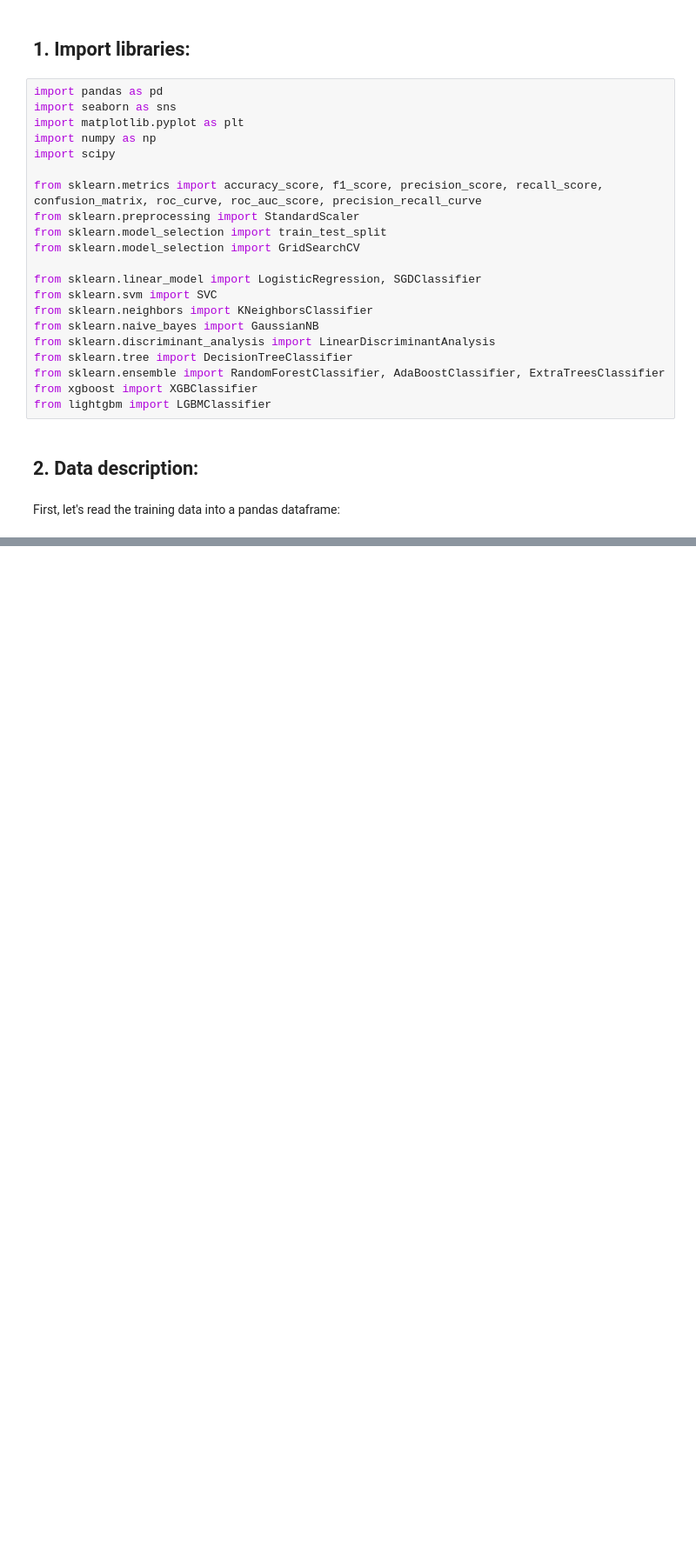
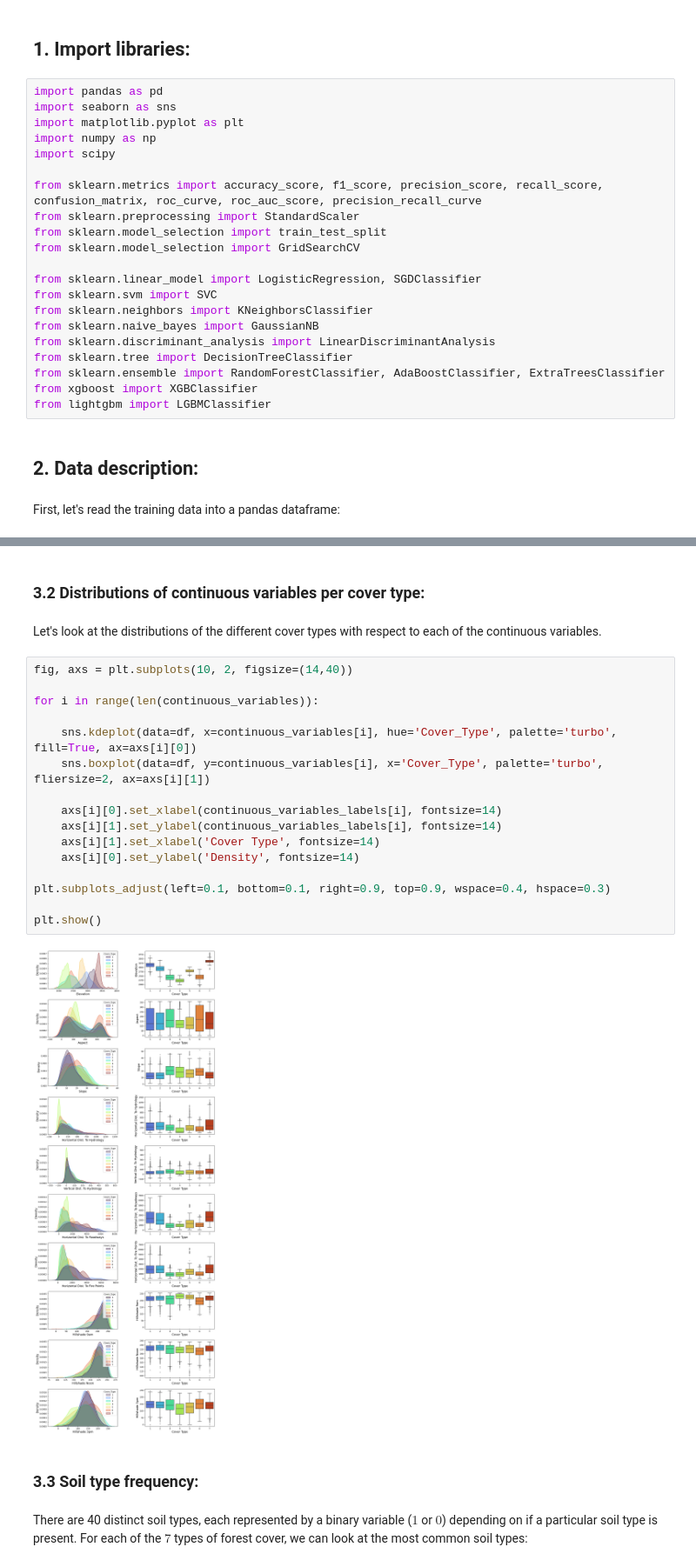
Before and after one commit to owenpb/Kaggle-Forest-Cover-Prediction, a Jupyter notebook: kaggle-forest-cover.ipynb, the cells around one changed output, grey strips where cells are left out. Shown at 87% size. Saved outputs shown, nothing was run; the diff lists cells and outputs as text; blank space fills up the shorter version.

Commit message:
Performed exploratory data analysis

```diff
--- a/kaggle-forest-cover.ipynb
+++ b/kaggle-forest-cover.ipynb
@@ -44,0 +132,26 @@ df.head()
+# %% [markdown]
+### 3.2 Distributions of continuous variables per cover type:
+# %% [markdown]
+Let's look at the distributions of the different cover types with respect to each of the continuous variables.
+# %%
+fig, axs = plt.subplots(10, 2, figsize=(14,40))
+
+for i in range(len(continuous_variables)):
+
+    sns.kdeplot(data=df, x=continuous_variables[i], hue='Cover_Type', palette='turbo', fill=True, ax=axs[i][0])
+    sns.boxplot(data=df, y=continuous_variables[i], x='Cover_Type', palette='turbo', fliersize=2, ax=axs[i][1])
+
+    axs[i][0].set_xlabel(continuous_variables_labels[i], fontsize=14)
+    axs[i][1].set_ylabel(continuous_variables_labels[i], fontsize=14)
+    axs[i][1].set_xlabel('Cover Type', fontsize=14)
+    axs[i][0].set_ylabel('Density', fontsize=14)
+
+plt.subplots_adjust(left=0.1, bottom=0.1, right=0.9, top=0.9, wspace=0.4, hspace=0.3)
+
+plt.show()
+# %% [output]
+[figure, added]
+# %% [markdown]
+### 3.3 Soil type frequency:
+# %% [markdown]
+There are 40 distinct soil types, each represented by a binary variable ($1$ or $0$) depending on if a particular soil type is present. For each of the $7$ types of forest cover, we can look at the most common soil types:
```
Also changed, not shown: parts of 30 cells of this notebook.
